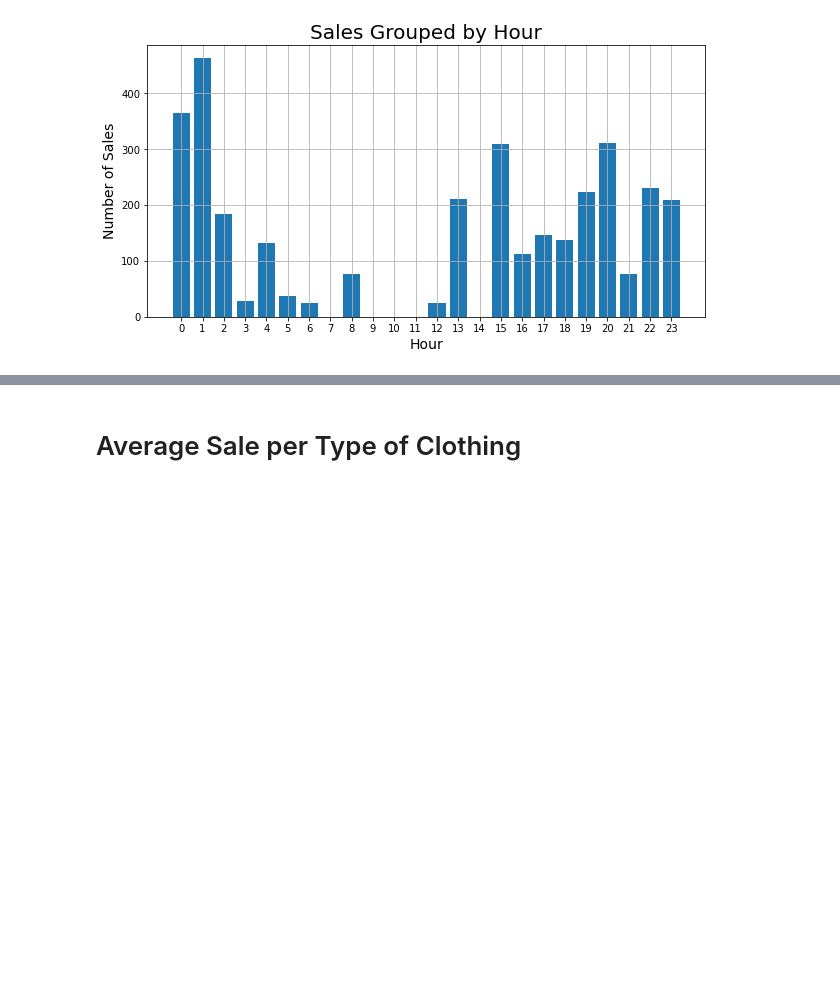
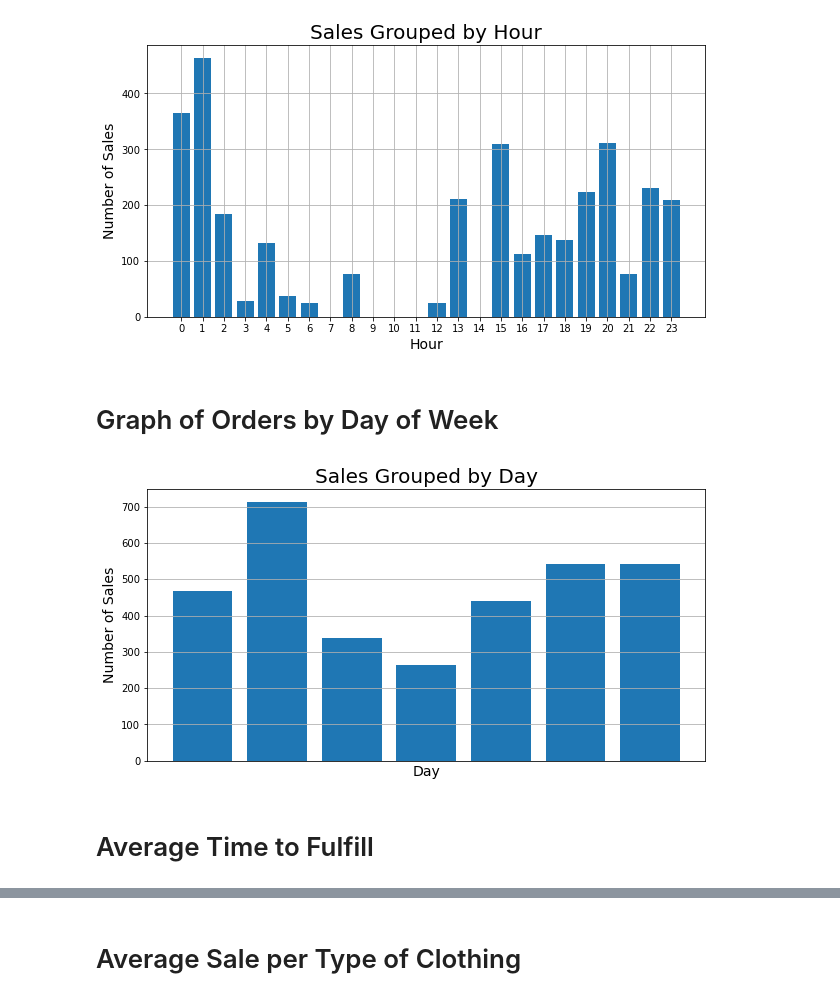
Before and after one commit to ethompson17/Explorer_Analytics, a Jupyter notebook: Explorer Analytics.ipynb, the cells around one changed output, grey strips where cells are left out. Saved outputs shown, nothing was run; the diff lists cells and outputs as text; code cells hidden in the pictures; blank space fills up the shorter version.

```diff
--- a/Explorer Analytics.ipynb
+++ b/Explorer Analytics.ipynb
@@ -143,3 +143,23 @@ plt.title('Sales Grouped by Hour', size = 20)
 plt.grid()
 # %% [output]
 [figure]
+# %% [markdown]
+# Graph of Orders by Day of Week
+# %%
+newdf['Created at'] = pd.to_datetime(newdf['Created at'], utc = True)
+newdf['Day'] = newdf['Created at'].dt.weekday
+days = [day for day, newdf in newdf.groupby('Day')]
+
+resultstoop = newdf.groupby('Day').sum()
+
+plt.figure(figsize = (10,5))
+plt.bar(days, resultstoop['Total'])
+plt.xticks(np.arange(min(days)))
+plt.xlabel('Day', size = 14)
+plt.ylabel('Number of Sales', size = 14)
+plt.title('Sales Grouped by Day', size = 20)
+plt.grid()
+# %% [output]
+[figure, added]
+# %% [markdown]
+# Average Time to Fulfill
```
Also changed, not shown: parts of 4 cells of this notebook.
